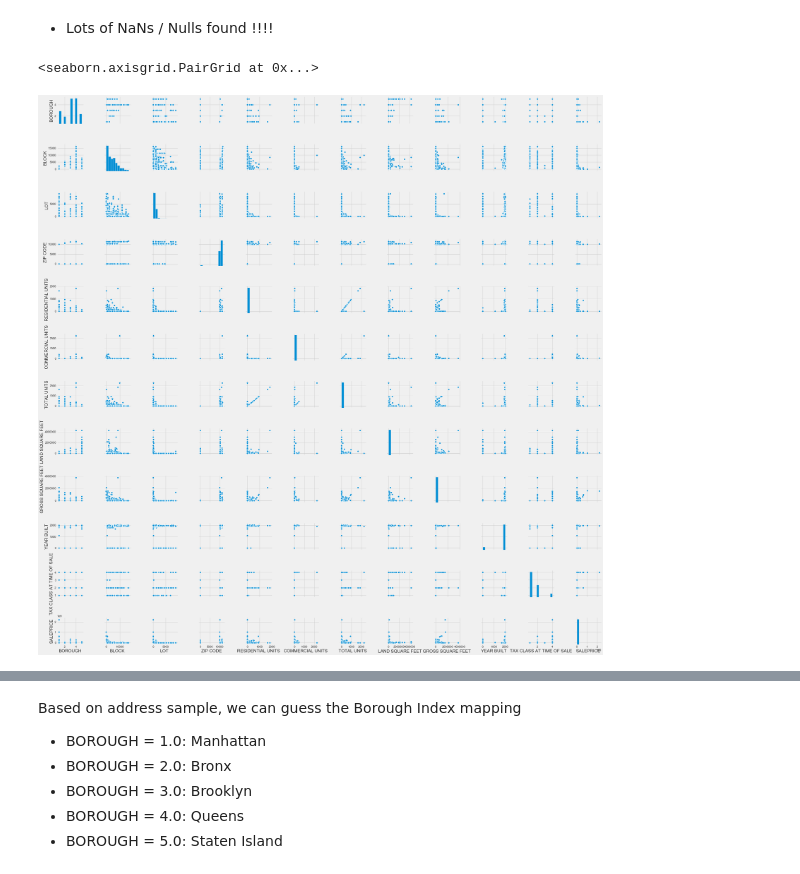
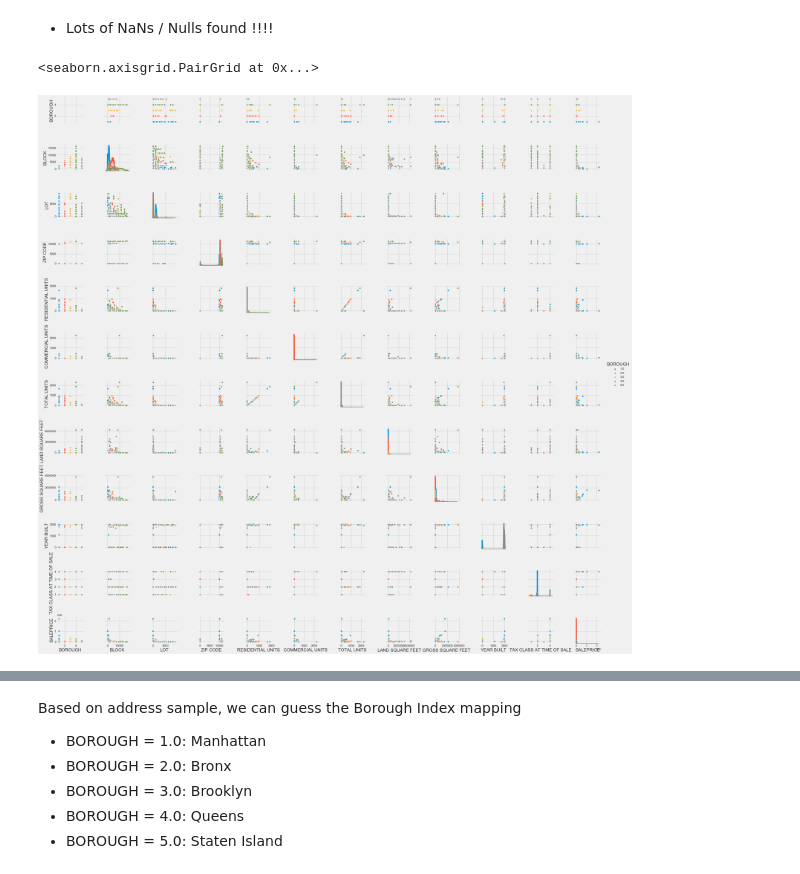
Before and after one commit to allenau1/dat-sf-60-hw, a Jupyter notebook: final_project/final_project_allen_au.ipynb, the cells around one changed output, grey strips where cells are left out. Saved outputs shown, nothing was run; the diff lists cells and outputs as text; code cells hidden in the pictures.

```diff
--- a/final_project/final_project_allen_au.ipynb
+++ b/final_project/final_project_allen_au.ipynb
@@ -203,7 +203,7 @@ dtype: int64
 * Lots of NaNs / Nulls found !!!!
 # %%
 # Perform pairplot with dropna
-sns.pairplot(nyc, dropna=True)
+sns.pairplot(nyc, hue="BOROUGH", dropna=True)
 # %% [output]
 <seaborn.axisgrid.PairGrid at 0x...>
-[figure, old version]
+[figure, new version]
```
Also changed, not shown: parts of 1 cell of this notebook.
